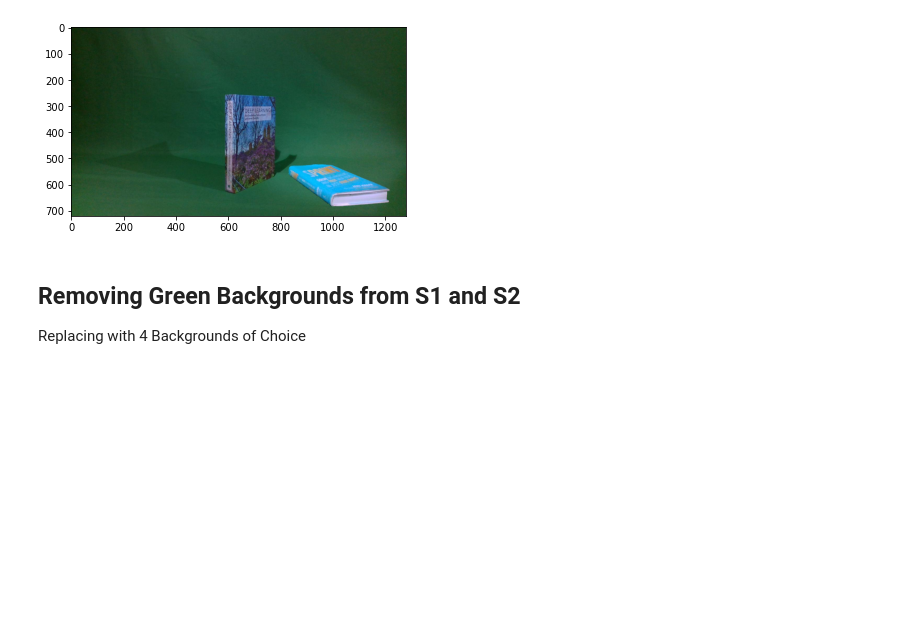
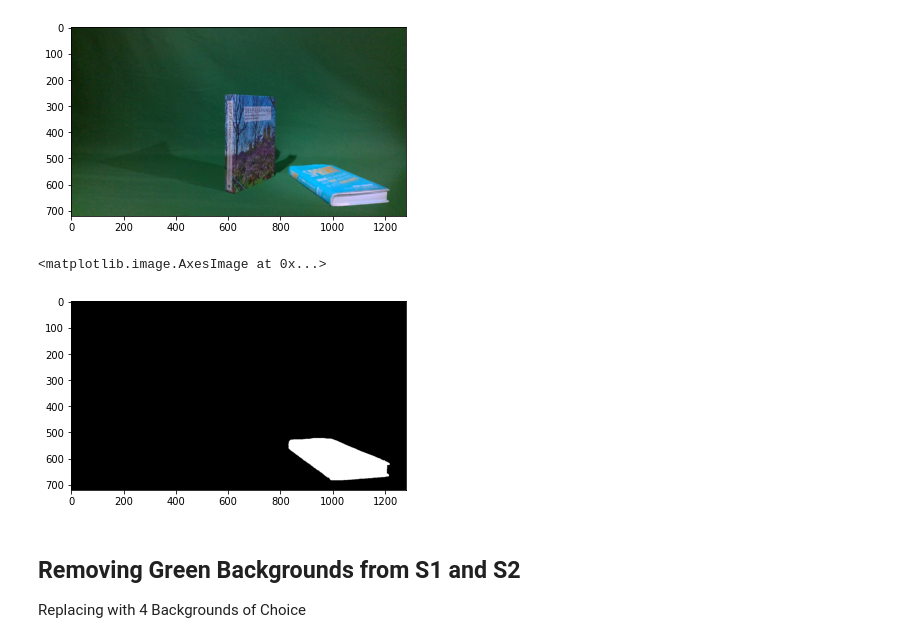
Before and after one commit to Fliinko/Object-Blending-and-Inpainting, a Jupyter notebook: Computer Vision Functions.ipynb, the cells around one changed output. Drawn from its saved outputs; the diff is of its cells as text; code cells hidden in the pictures; blank space fills up the shorter version.

```diff
--- a/Computer Vision Functions.ipynb
+++ b/Computer Vision Functions.ipynb
@@ -10,31 +293,41 @@ import os
 # %%
 def ExtractObject(S2, Mask):
-    return cv2.bitwise_and(image, mask)
+    return cv2.bitwise_and(S2, Mask)
 
 def ApplyFilter(Object, Filter):
 
-    if Filter == '0':
+    if Filter == 0:
         return Object
-    elif Filter == '1':
-        return FilteredObject
-    elif Filter == '2':
-        return FilteredObject
-    elif Filter == '3':
+    elif Filter == 1:
+        # Sobel X
+        return convolve_image(Object, gen_sobel(3, False), 1)
+    elif Filter == 2:
+        # Gaussian
+        return convolve_image(Object, gen_gaussian(10), 3)
+    elif Filter == 3:
+        #Bilinear
+        bilinear = Bilinear(1/10)
+        FilteredObject = bilinear.FilterImage(Object, axis=0)
         return FilteredObject
     else:
         print("[ERR]Incorrect Input")
         return 0
 
-def ObjectBlender(S1, FilteredObject, Mask):
-    background = cv2.bitwise_and(S1, cv2.bitwise_not(Mask))
-    alpha, beta = 1
-    blend = cv2.addWeighted(background, alpha, extracted, beta, 0)
+def ObjectBlender(S1, FilteredExObject):
+    gray = cv2.cvtColor(FilteredExObject, cv2.COLOR_BGR2GRAY)
+    ret,mask = cv2.threshold(gray,0,255,cv2.THRESH_BINARY)
+    mask = cv2.cvtColor(mask, cv2.COLOR_GRAY2BGR)
+    background = cv2.bitwise_and(S1, cv2.bitwise_not(mask))
+    return FilteredExObject+background
+
+def CompareResult(BlendingResult, S2, metric):
+    return
 # %%
 S1 = cv2.imread('COTSDataset/Part 2 - Multiple Objects/academic_book_no/3_colour.jpeg')
 mask = cv2.imread('COTSDataset/Part 2 - Multiple Objects/academic_book_no/masks/ac_3_colour_mask_8_mask.png')
 
 
-extracted = cv2.bitwise_and(S1, mask)
+extracted = ExtractObject(S1, mask)
 plt.imshow(extracted[:,:,::-1])
 # %% [output]
 <matplotlib.image.AxesImage at 0x...>
@@ -51,6 +344,14 @@ plt.imshow(blend[:,:,::-1])
 # %% [output]
 <matplotlib.image.AxesImage at 0x...>
 [figure]
+# %%
+# To be deleted later
+gray = cv2.cvtColor(extracted, cv2.COLOR_BGR2GRAY)
+ret,mask = cv2.threshold(gray,0,255,cv2.THRESH_BINARY)
+plt.imshow(mask, cmap="gray")
+# %% [output]
+<matplotlib.image.AxesImage at 0x...>
+[figure, added]
 # %% [markdown]
 ## Removing Green Backgrounds from S1 and S2
 Replacing with 4 Backgrounds of Choice
```
Also changed, not shown: parts of 4 cells of this notebook.
